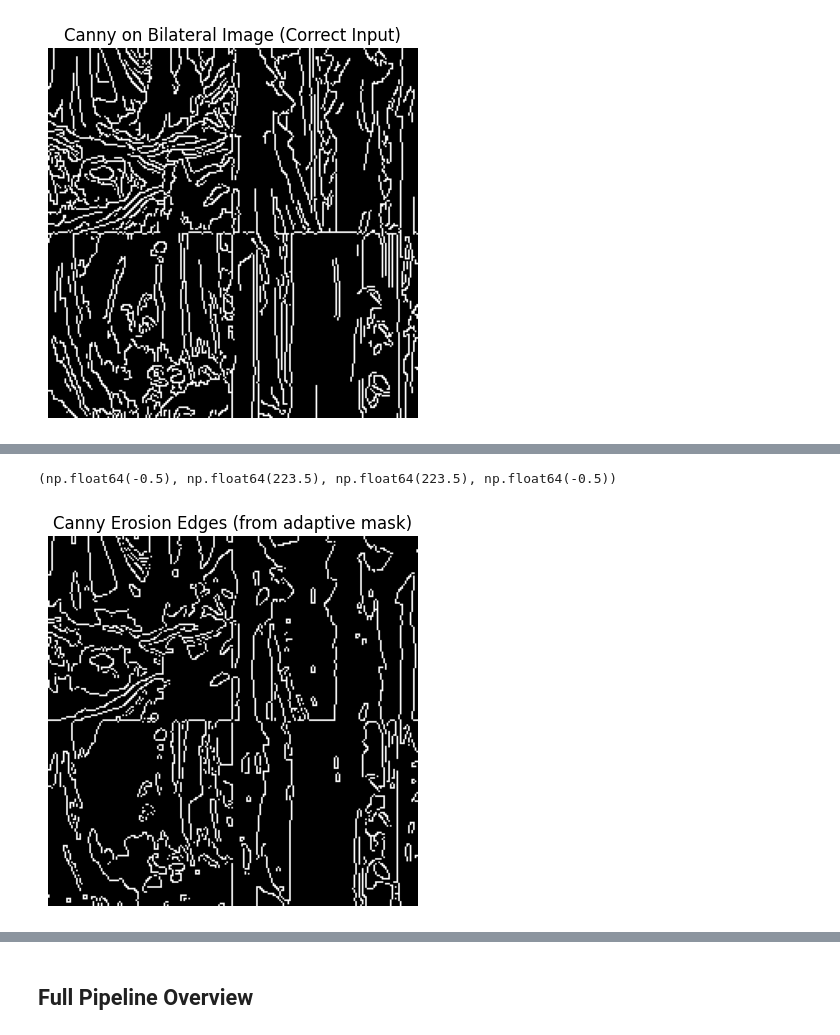
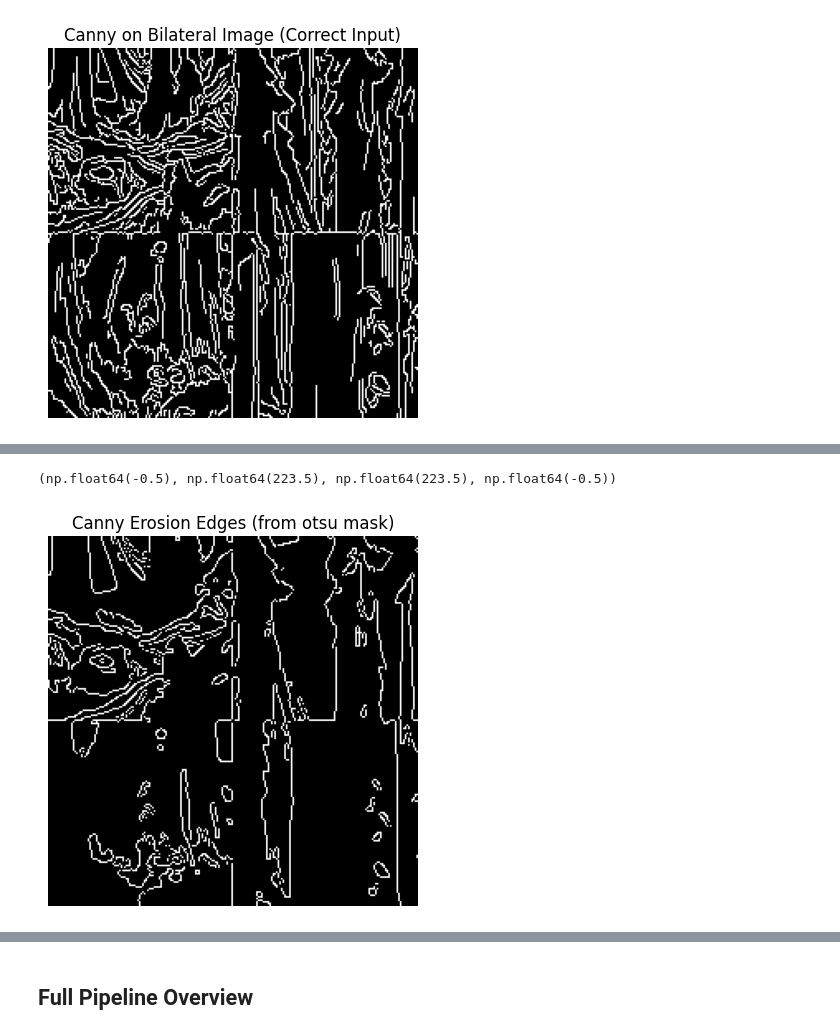
Before and after one commit to 3omar146/puzzle-solver, a Jupyter notebook: full_pipeline_visualization.ipynb, the cells around one changed output, grey strips where cells are left out. Cells and saved outputs as stored; diff of their text form; code cells hidden in the pictures.

```diff
--- a/full_pipeline_visualization.ipynb
+++ b/full_pipeline_visualization.ipynb
@@ -117,11 +120,11 @@ plt.axis('off')
 # %%
 binary_edge = canny_edges(otsu)
 plt.imshow(binary_edge, cmap='gray')
-plt.title("Canny Erosion Edges (from adaptive mask)")
+plt.title("Canny Erosion Edges (from otsu mask)")
 plt.axis('off')
 # %% [output]
 (np.float64(-0.5), np.float64(223.5), np.float64(223.5), np.float64(-0.5))
-[figure, old version]
+[figure, new version]
 # %%
 
 binary_edge = binary_edges(adaptive)
```
Also changed, not shown: parts of 9 cells of this notebook, 2 other files.
